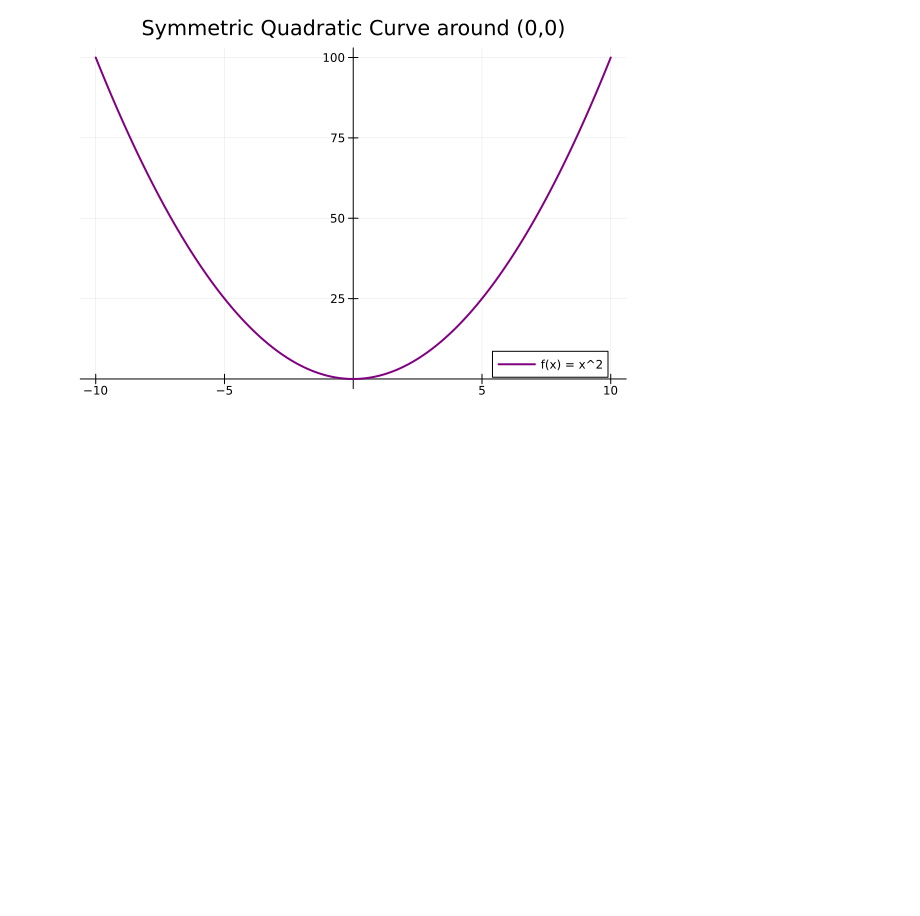
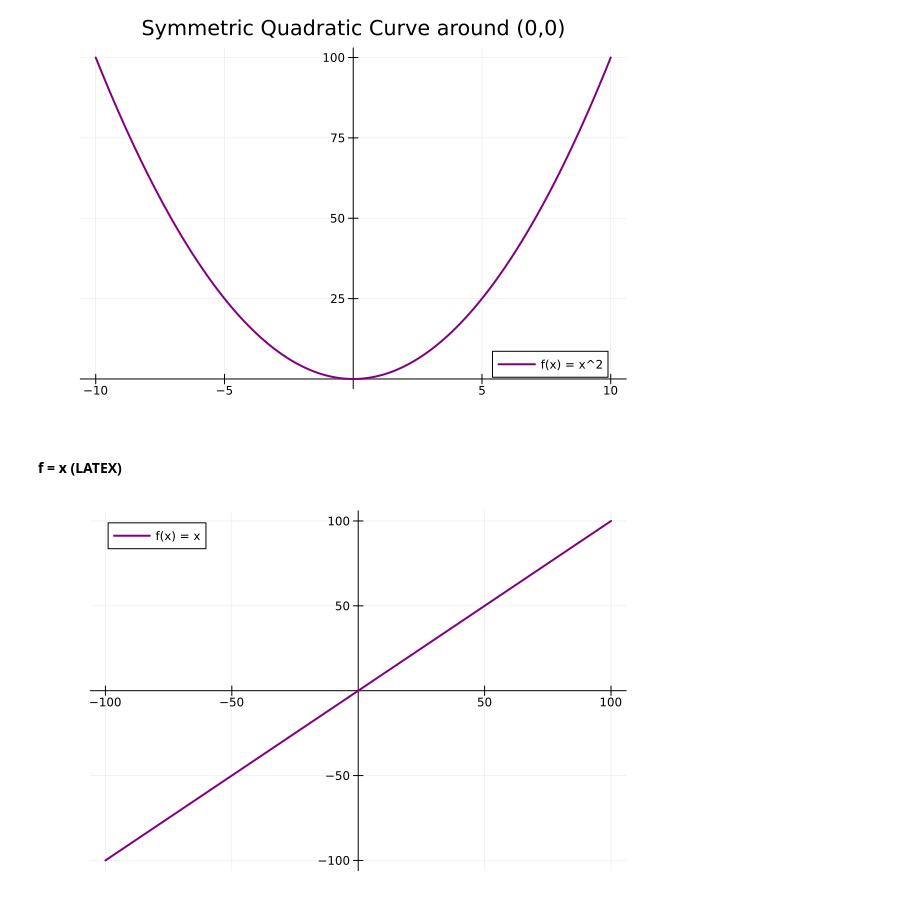
Before and after one commit to p-220w/Julia-Scientific-Modeling, a Jupyter notebook: 01_Mathematics/Module_01.ipynb, the cells around one changed output. Drawn from its saved outputs; the diff is of its cells as text; code cells hidden in the pictures; blank space fills up the shorter version.

```diff
--- a/01_Mathematics/Module_01.ipynb
+++ b/01_Mathematics/Module_01.ipynb
@@ -59,3 +59,17 @@ plot(x, f(x),
      grid=true)
 # %% [output]
 [figure]
+# %% [markdown]
+#### f = x (LATEX)
+# %%
+x = -100:0.1:100
+f(x) = x
+
+plot(x, f(x),
+     label="f(x) = x",
+     color=:purple,
+     lw=2,
+     framestyle=:origin,
+     grid=true)
+# %% [output]
+[figure, added]
```
Also changed, not shown: parts of 5 cells of this notebook.
